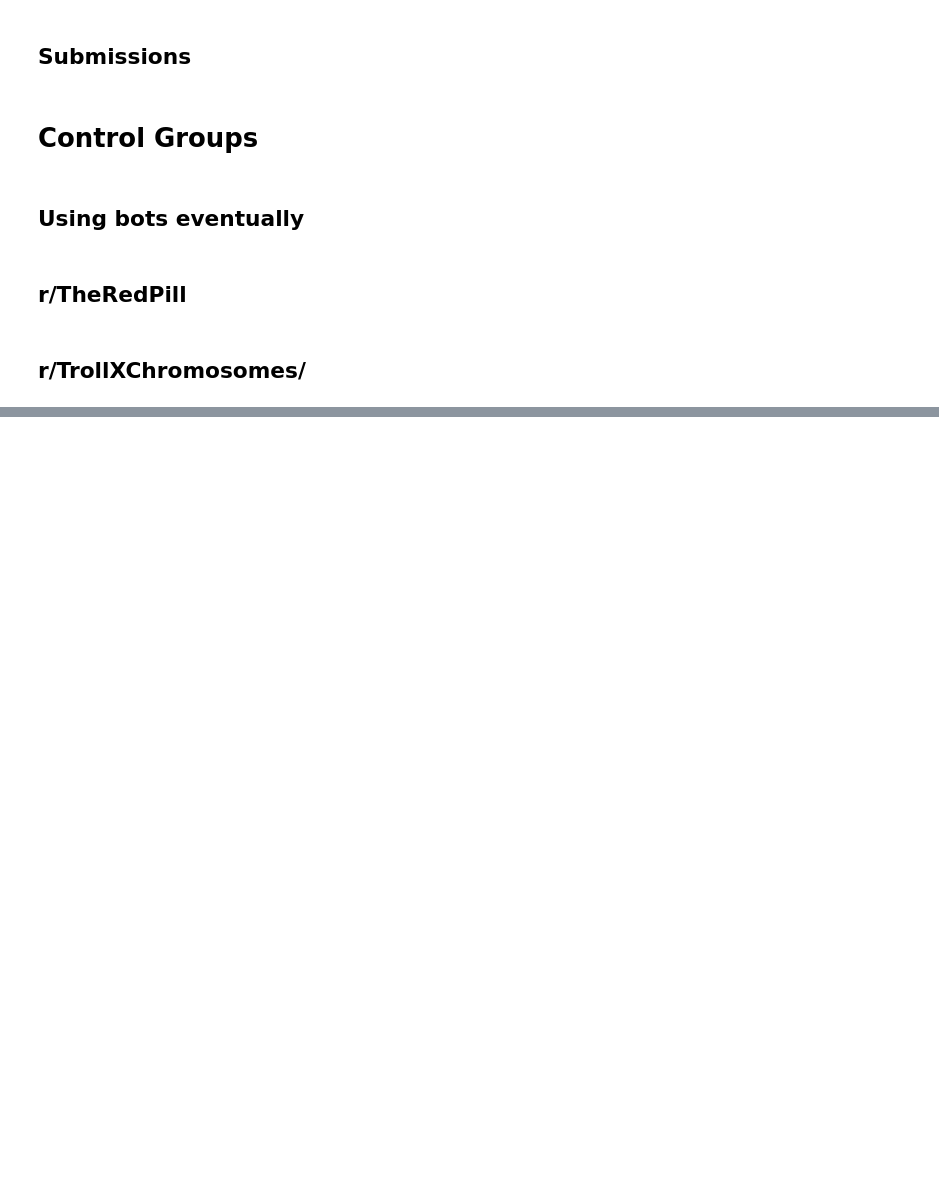
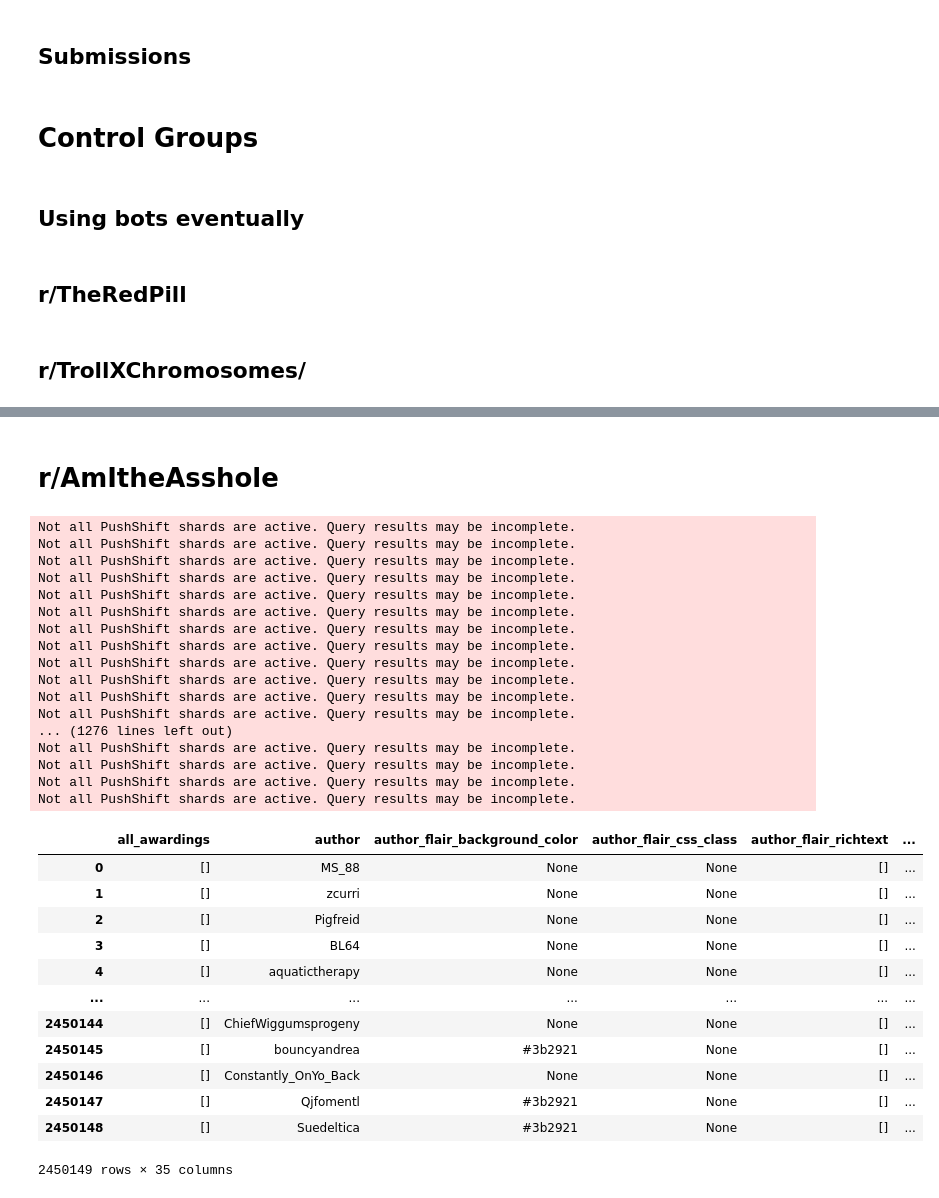
Before and after one commit to anng217/redditbots, a Jupyter notebook: pushshift.ipynb, the cells around one changed output, grey strips where cells are left out. Drawn from its saved outputs; the diff is of its cells as text; code cells hidden in the pictures; blank space fills up the shorter version.

```diff
--- a/pushshift.ipynb
+++ b/pushshift.ipynb
@@ -263,0 +293,37 @@ df_res = author_comments(df = fds1, bot_epoch = 1572234835, duration = 30, limit
+# %% [markdown]
+# r/AmItheAsshole
+# %%
+save_dir = "E:/gihub-data/redditbots/control-fds/AITA.csv"
+subr = 'AmItheAsshole'
+fetch_comments(subr = subr, save_dir = save_dir, limit = 1000000000, bot_epoch = 1572234835, duration = 30)
+# %% [output]
+Not all PushShift shards are active. Query results may be incomplete.
+Not all PushShift shards are active. Query results may be incomplete.
+Not all PushShift shards are active. Query results may be incomplete.
+Not all PushShift shards are active. Query results may be incomplete.
+Not all PushShift shards are active. Query results may be incomplete.
+Not all PushShift shards are active. Query results may be incomplete.
+Not all PushShift shards are active. Query results may be incomplete.
+Not all PushShift shards are active. Query results may be incomplete.
+Not all PushShift shards are active. Query results may be incomplete.
+Not all PushShift shards are active. Query results may be incomplete.
+Not all PushShift shards are active. Query results may be incomplete.
+Not all PushShift shards are active. Query results may be incomplete.
+... (1276 lines left out)
+Not all PushShift shards are active. Query results may be incomplete.
+Not all PushShift shards are active. Query results may be incomplete.
+Not all PushShift shards are active. Query results may be incomplete.
+Not all PushShift shards are active. Query results may be incomplete.
+|  | all_awardings | author | author_flair_background_color | author_flair_css_class | author_flair_richtext | ... |
+| 0 | [] | MS_88 | None | None | [] | ... |
+| 1 | [] | zcurri | None | None | [] | ... |
+| 2 | [] | Pigfreid | None | None | [] | ... |
+| 3 | [] | BL64 | None | None | [] | ... |
+| 4 | [] | aquatictherapy | None | None | [] | ... |
+| ... | ... | ... | ... | ... | ... | ... |
+| 2450144 | [] | ChiefWiggumsprogeny | None | None | [] | ... |
+| 2450145 | [] | bouncyandrea | #3b2921 | None | [] | ... |
+| 2450146 | [] | Constantly_OnYo_Back | None | None | [] | ... |
+| 2450147 | [] | Qjfomentl | #3b2921 | None | [] | ... |
+| 2450148 | [] | Suedeltica | #3b2921 | None | [] | ... |
+2450149 rows × 35 columns
```
Also changed, not shown: parts of 14 cells of this notebook, 1 other file.
